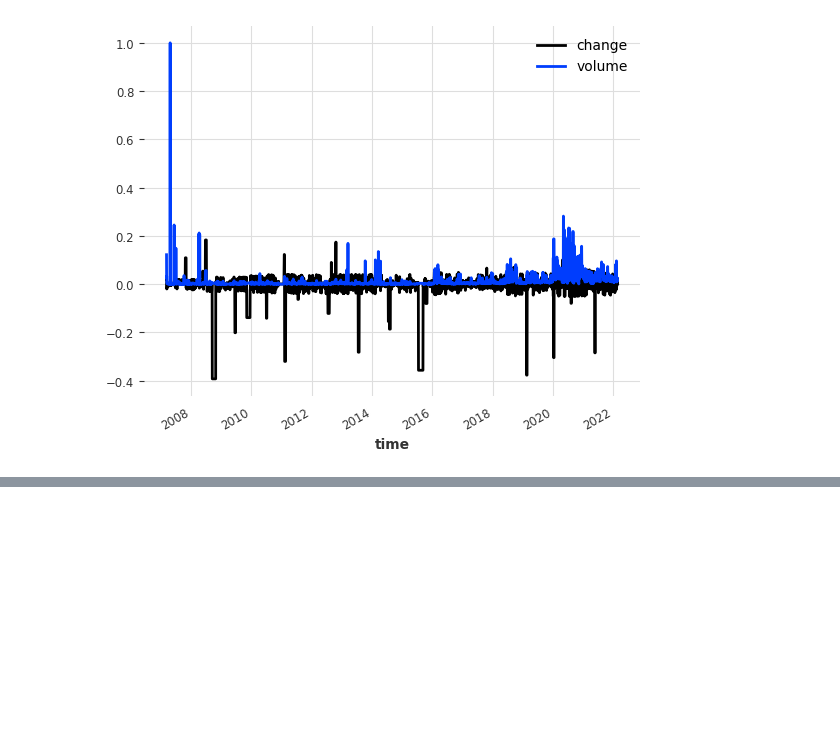
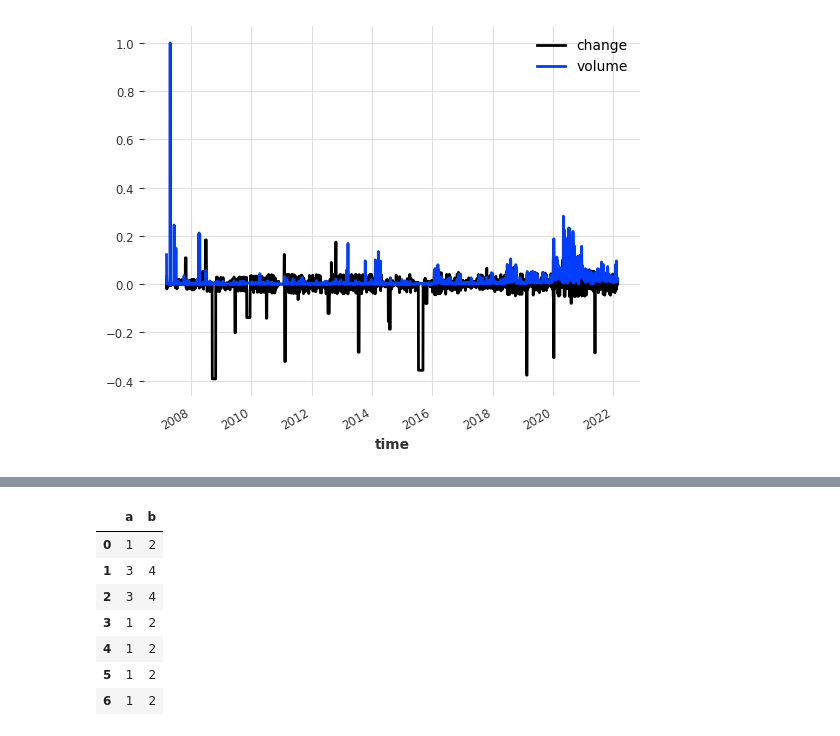
Before and after one commit to hadif1999/tehranStock_timeseriesAnalysis, a Jupyter notebook: main.ipynb, the cells around one changed output, grey strips where cells are left out. Saved outputs shown, nothing was run; the diff lists cells and outputs as text; code cells hidden in the pictures; blank space fills up the shorter version.

```diff
--- a/main.ipynb
+++ b/main.ipynb
@@ -97,0 +111,17 @@ model_trainer.evaluate_metrics([mse, mae])
+# %%
+import pandas as pd
+df__ = pd.DataFrame(columns=["a", "b"])
+df__.loc[df__.__len__()] = [1,2]
+# %%
+# df__.loc[2] = [3,4]
+df__.loc[df__.__len__()] = [1,2]
+df__
+# %% [output]
+|  | a | b |
+| 0 | 1 | 2 |
+| 1 | 3 | 4 |
+| 2 | 3 | 4 |
+| 3 | 1 | 2 |
+| 4 | 1 | 2 |
+| 5 | 1 | 2 |
+| 6 | 1 | 2 |
```
Also changed, not shown: parts of 11 cells of this notebook, 27 other files.
